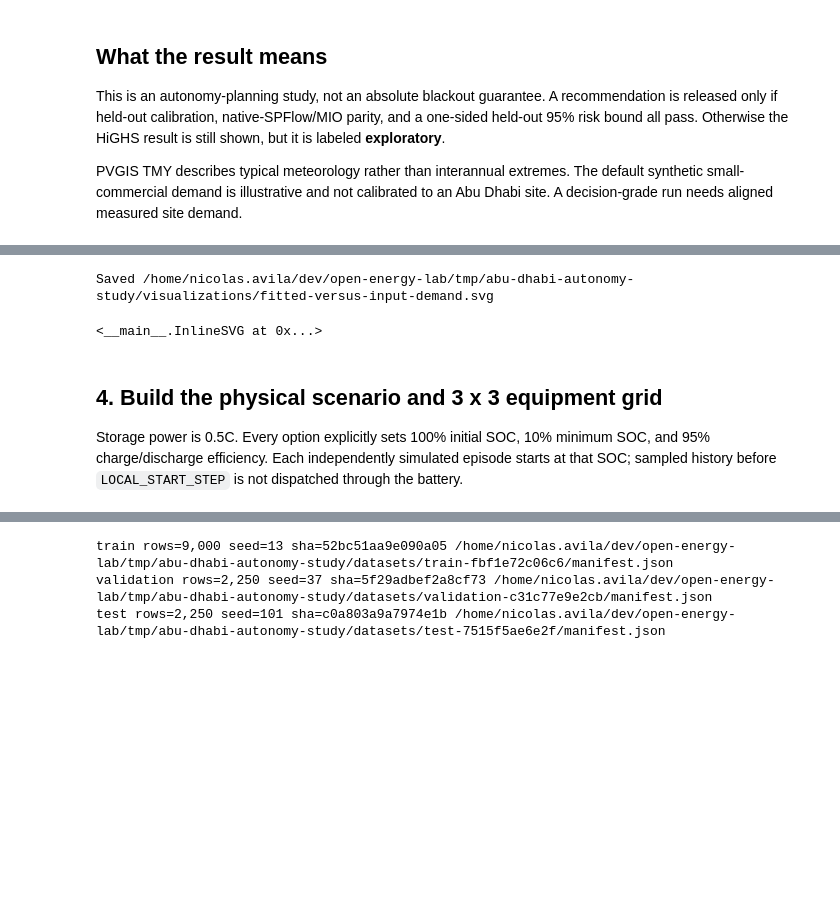
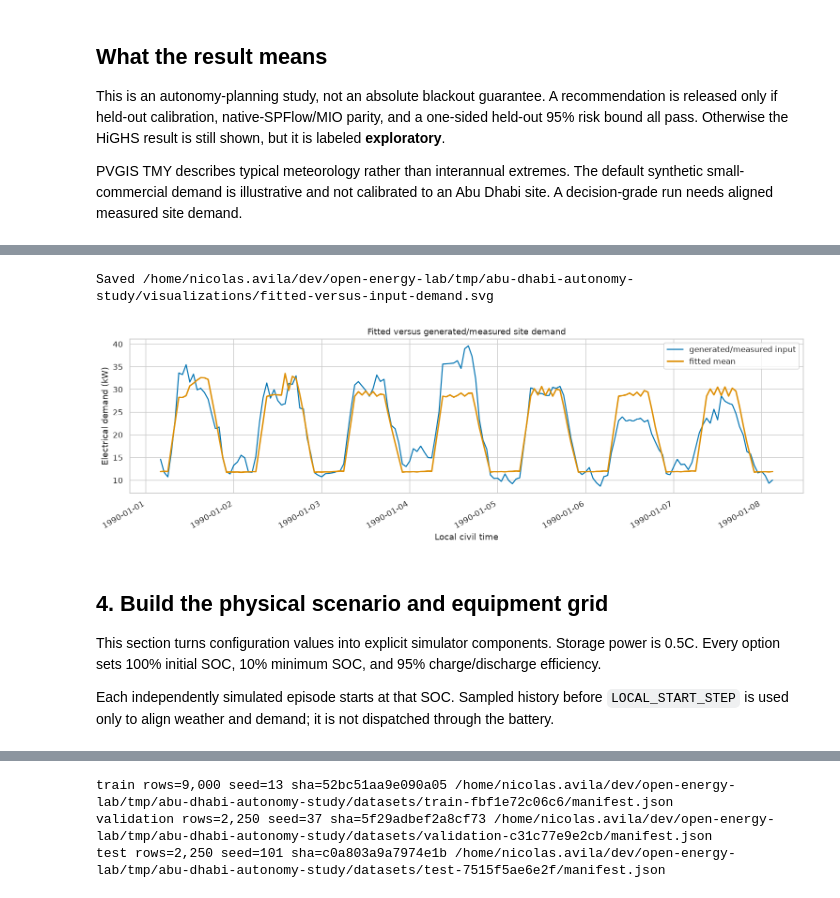
Before and after one commit to nicosquare/open-energy-lab, a Jupyter notebook: examples/tpm_planning/discrete_study_walkthrough.ipynb, the cells around one changed output, grey strips where cells are left out. Cells and saved outputs as stored; diff of their text form; code cells hidden in the pictures; blank space fills up the shorter version.

```diff
--- a/examples/tpm_planning/discrete_study_walkthrough.ipynb
+++ b/examples/tpm_planning/discrete_study_walkthrough.ipynb
@@ -161 +340,21 @@ Saved /home/nicolas.avila/dev/open-energy-lab/tmp/abu-dhabi-autonomy-study/visua
+# %%
+if DEMAND_MODE == "synthetic":
+    demand_training_payload = build_synthetic_demand_training_payload(
+        canonical_weather,
+        config=SYNTHETIC_DEMAND,
+    )
+elif DEMAND_MODE == "measured_csv":
+    demand_training_payload = build_measured_demand_training_payload(
+        MEASURED_DEMAND_CSV,
+        timezone_name=LOCATION["timezone"],
+    )
+else:
+    raise ValueError("DEMAND_MODE must be 'synthetic' or 'measured_csv'")
+
+# Convert cooling demand locally using the configured 1.15 kW/RT assumption.
+non_cooling_kw = pd.Series(
+    demand_training_payload["non_thermal_electric_demand_kw"]
+)
+cooling_rt = pd.Series(demand_training_payload["cooling_demand_rt"])
+training_total_kw = non_cooling_kw + SYNTHETIC_DEMAND.electric_kw_per_rt * cooling_rt
 # %%
@@ -177,15 +423,37 @@ Demand artifact:     /home/nicolas.avila/dev/open-energy-lab/tmp/abu-dhabi-auton
 # %%
-required_weather = demand_artifact.required_weather_field_order
-def fitted_demand_value(model, baseline_name, index):
-    local_hour = pd.Timestamp(demand_training_payload["local_civil_step_labels"][index]).hour
-    return max(0.0, float(model[baseline_name][local_hour]) + sum(float(model["weather_response_terms"][name]) * float(demand_training_payload["weather_field_series"][name][index]) for name in required_weather))
-plot_steps = min(7*24, len(training_total_kw))
-fitted_total_kw = [fitted_demand_value(demand_artifact.non_thermal_electric_model, "local_step_baseline_kw", i) + 1.15*fitted_demand_value(demand_artifact.cooling_demand_model, "local_step_baseline_rt", i) for i in range(plot_steps)]
-demand_fit_chart = save_svg("fitted-versus-input-demand.svg", line_chart("Fitted versus generated/measured site demand", {"input": (training_total_kw.iloc[:plot_steps], "#2563eb"), "fitted mean": (fitted_total_kw, "#f59e0b")}, "Electrical demand (kW)")); demand_fit_chart
+plot_timestamps = pd.to_datetime(
+    demand_training_payload["local_civil_step_labels"][:plot_steps]
+)
+
+fig, ax = plt.subplots(figsize=(14, 4.5))
+ax.plot(
+    plot_timestamps,
+    training_total_kw.iloc[:plot_steps],
+    label="generated/measured input",
+    linewidth=1.5,
+)
+ax.plot(
+    plot_timestamps,
+    fitted_total_kw,
+    label="fitted mean",
+    linewidth=2,
+)
+ax.set(
+    title="Fitted versus generated/measured site demand",
+    xlabel="Local civil time",
+    ylabel="Electrical demand (kW)",
+)
+ax.legend()
+fig.autofmt_xdate()
+fig.tight_layout()
+save_figure(fig, "fitted-versus-input-demand.svg")
+plt.show()
 # %% [output]
 Saved /home/nicolas.avila/dev/open-energy-lab/tmp/abu-dhabi-autonomy-study/visualizations/fitted-versus-input-demand.svg
-<__main__.InlineSVG at 0x...>
+[figure, added]
 # %% [markdown]
-## 4. Build the physical scenario and 3 x 3 equipment grid
+## 4. Build the physical scenario and equipment grid
 
-Storage power is 0.5C. Every option explicitly sets 100% initial SOC, 10% minimum SOC, and 95% charge/discharge efficiency. Each independently simulated episode starts at that SOC; sampled history before `LOCAL_START_STEP` is not dispatched through the battery.
+This section turns configuration values into explicit simulator components. Storage power is 0.5C. Every option sets 100% initial SOC, 10% minimum SOC, and 95% charge/discharge efficiency.
+
+Each independently simulated episode starts at that SOC. Sampled history before `LOCAL_START_STEP` is used only to align weather and demand; it is not dispatched through the battery.
```
Also changed, not shown: parts of 57 cells of this notebook, 6 other files.
